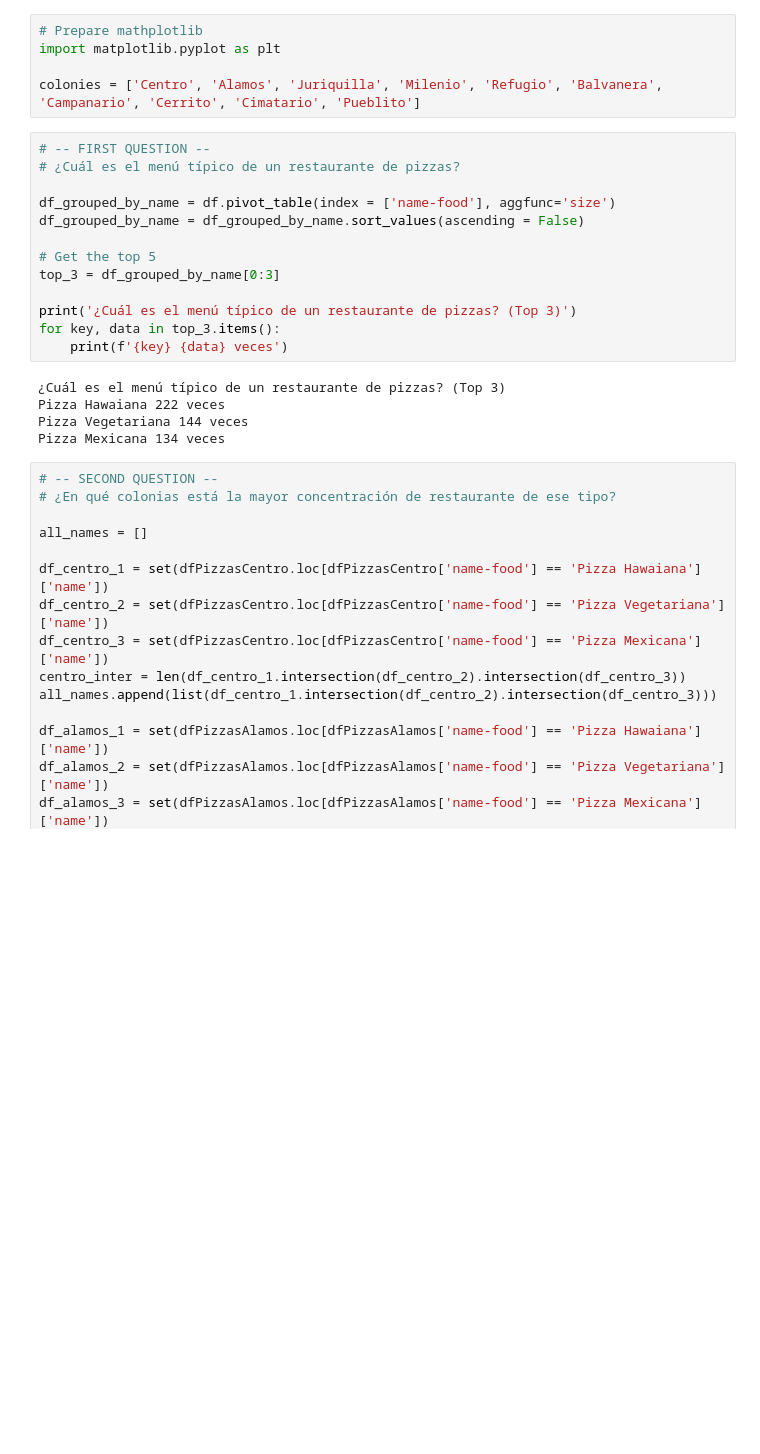
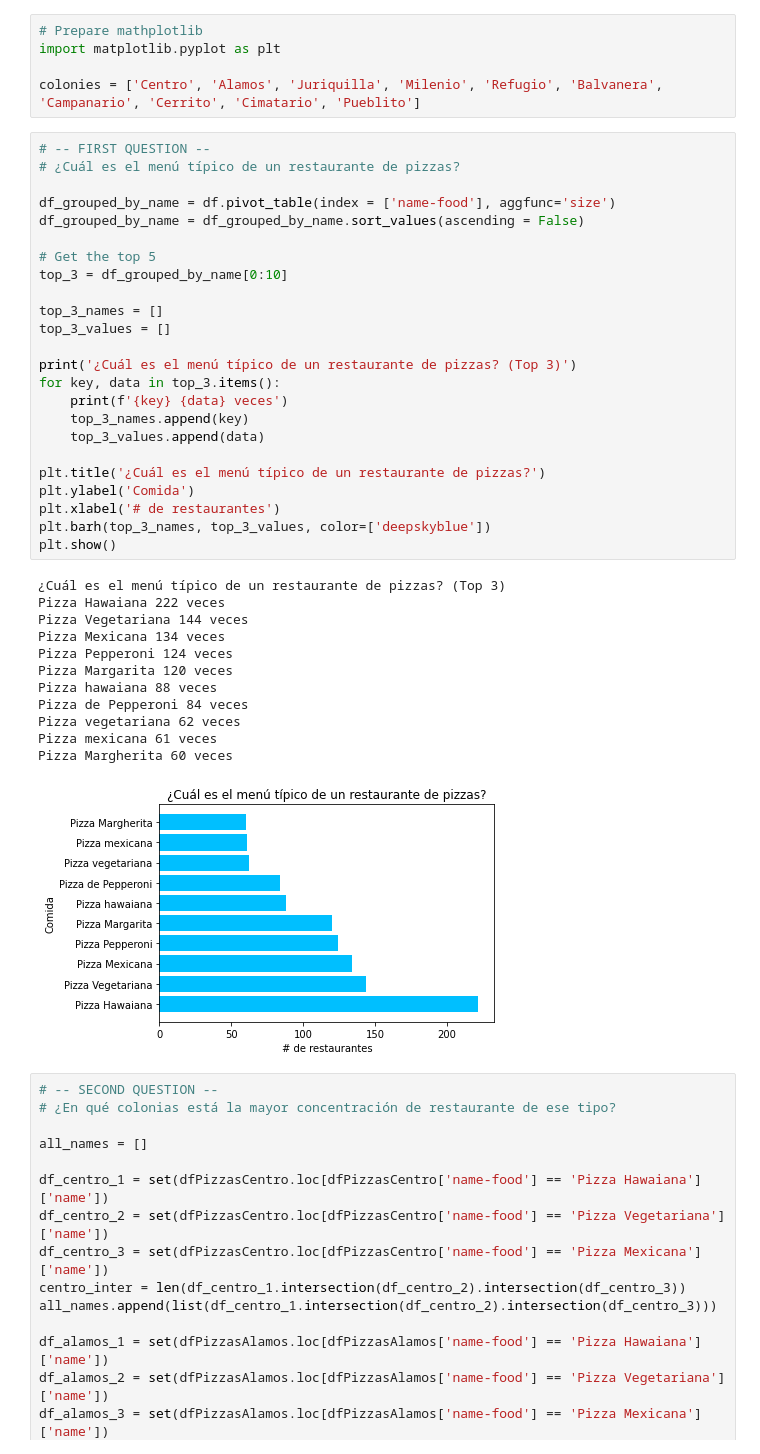
Before and after one commit to hectorrdz98/pizza-team, a Jupyter notebook: PizzaProject-Hector.ipynb, the cells around one changed output. Cells and saved outputs as stored; diff of their text form; blank space fills up the shorter version.

```diff
--- a/PizzaProject-Hector.ipynb
+++ b/PizzaProject-Hector.ipynb
@@ -82,21 +82,40 @@ colonies = ['Centro', 'Alamos', 'Juriquilla', 'Milenio', 'Refugio', 'Balvanera',
 # %%
 # -- FIRST QUESTION --
 # ¿Cuál es el menú típico de un restaurante de pizzas?
 
 df_grouped_by_name = df.pivot_table(index = ['name-food'], aggfunc='size')
 df_grouped_by_name = df_grouped_by_name.sort_values(ascending = False)
 
 # Get the top 5
-top_3 = df_grouped_by_name[0:3]
+top_3 = df_grouped_by_name[0:10]
+
+top_3_names = []
+top_3_values = []
 
 print('¿Cuál es el menú típico de un restaurante de pizzas? (Top 3)')
 for key, data in top_3.items():
     print(f'{key} {data} veces')
+    top_3_names.append(key)
+    top_3_values.append(data)
+
+plt.title('¿Cuál es el menú típico de un restaurante de pizzas?')
+plt.ylabel('Comida')
+plt.xlabel('# de restaurantes')
+plt.barh(top_3_names, top_3_values, color=['deepskyblue'])
+plt.show()
 # %% [output]
 ¿Cuál es el menú típico de un restaurante de pizzas? (Top 3)
 Pizza Hawaiana 222 veces
 Pizza Vegetariana 144 veces
 Pizza Mexicana 134 veces
+Pizza Pepperoni 124 veces
+Pizza Margarita 120 veces
+Pizza hawaiana 88 veces
+Pizza de Pepperoni 84 veces
+Pizza vegetariana 62 veces
+Pizza mexicana 61 veces
+Pizza Margherita 60 veces
+[figure, added]
 # %%
 # -- SECOND QUESTION --
 # ¿En qué colonias está la mayor concentración de restaurante de ese tipo?
```
Also changed, not shown: parts of 2 cells of this notebook, 4 other files.
